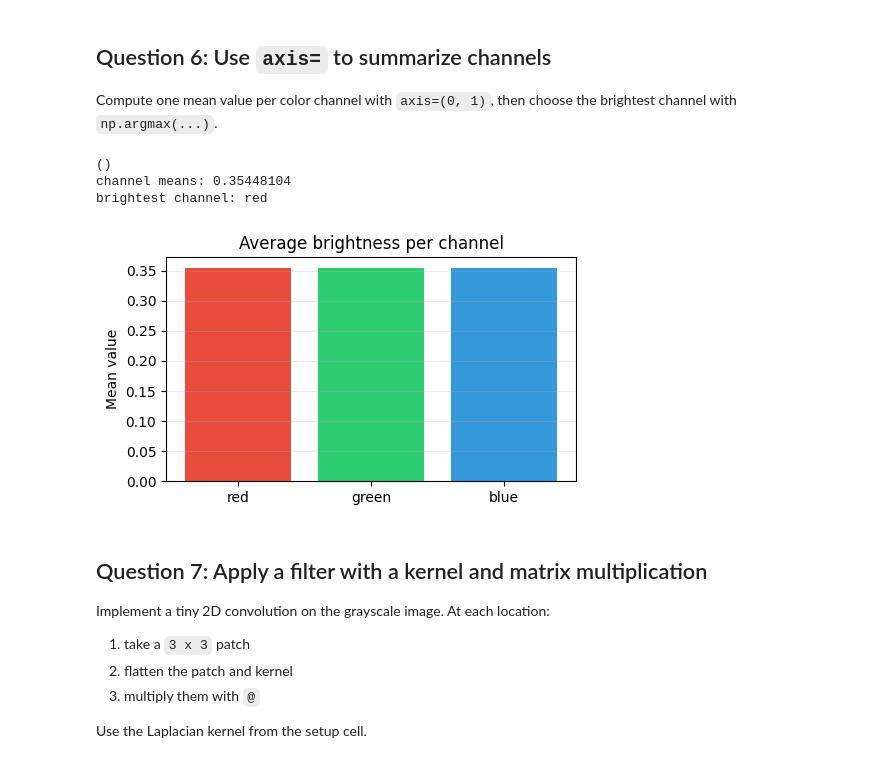
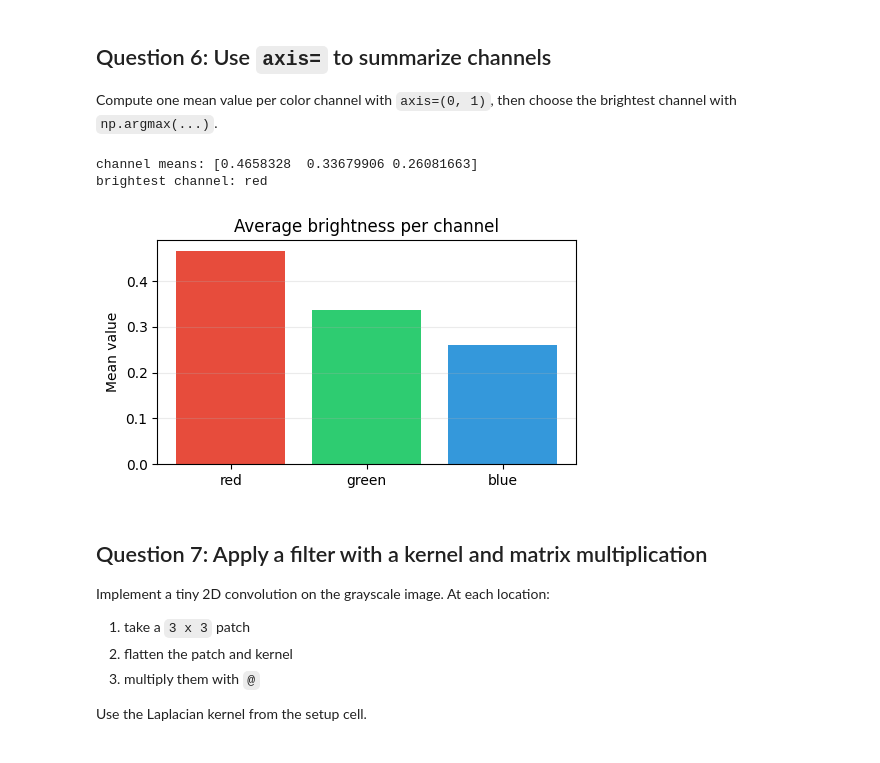
Before and after one commit to vgu-dsai-2026/lab-1-numpy-HazutoSenpai, a Jupyter notebook: notebook.ipynb, the cells around one changed output. Drawn from its saved outputs; the diff is of its cells as text; code cells hidden in the pictures.

```diff
--- a/notebook.ipynb
+++ b/notebook.ipynb
@@ -301,37 +301,33 @@ gray dtype: float32
 
 Compute one mean value per color channel with `axis=(0, 1)`, then choose the brightest channel with `np.argmax(...)`.
 # %%
+import numpy as np
+import matplotlib.pyplot as plt
+
 CHANNEL_NAMES = np.array(["red", "green", "blue"])
 
+def channel_summary(image_float: np.ndarray) -> tuple[np.ndarray, int]:
 
-def channel_summary(image_float: np.ndarray) -> tuple[np.ndarray, int]:
-    means = image_float.mean(axis=(0, 1, 2))
-    print(means.shape)
-    return means, np.argmax(means, axis=0)
-
+    means = image_float.mean(axis=(0, 1))
+    return means, np.argmax(means)
 
 sample_channel_means, sample_brightest = channel_summary(sample_float)
 
-sample_array = np.array([[1, 2, 3],
-                        [4, 5, 6],
-                        [7, 8, 9]])
-sample_array.argmax(axis=0)
-
-
 print("channel means:", sample_channel_means)
 print("brightest channel:", CHANNEL_NAMES[sample_brightest])
+
 fig, ax = plt.subplots(figsize=(5, 3))
 ax.bar(CHANNEL_NAMES, sample_channel_means, color=["#E74C3C", "#2ECC71", "#3498DB"])
 ax.set_title("Average brightness per channel")
 ax.set_ylabel("Mean value")
 ax.grid(axis="y", alpha=0.25)
+
 fig.tight_layout()
 plt.show()
 # %% [output]
-()
-channel means: 0.35448104
+channel means: [0.4658328  0.33679906 0.26081663]
 brightest channel: red
-[figure, old version]
+[figure, new version]
 # %% [markdown]
 ## Question 7: Apply a filter with a kernel and matrix multiplication
 
```
Also changed, not shown: parts of 3 cells of this notebook.
